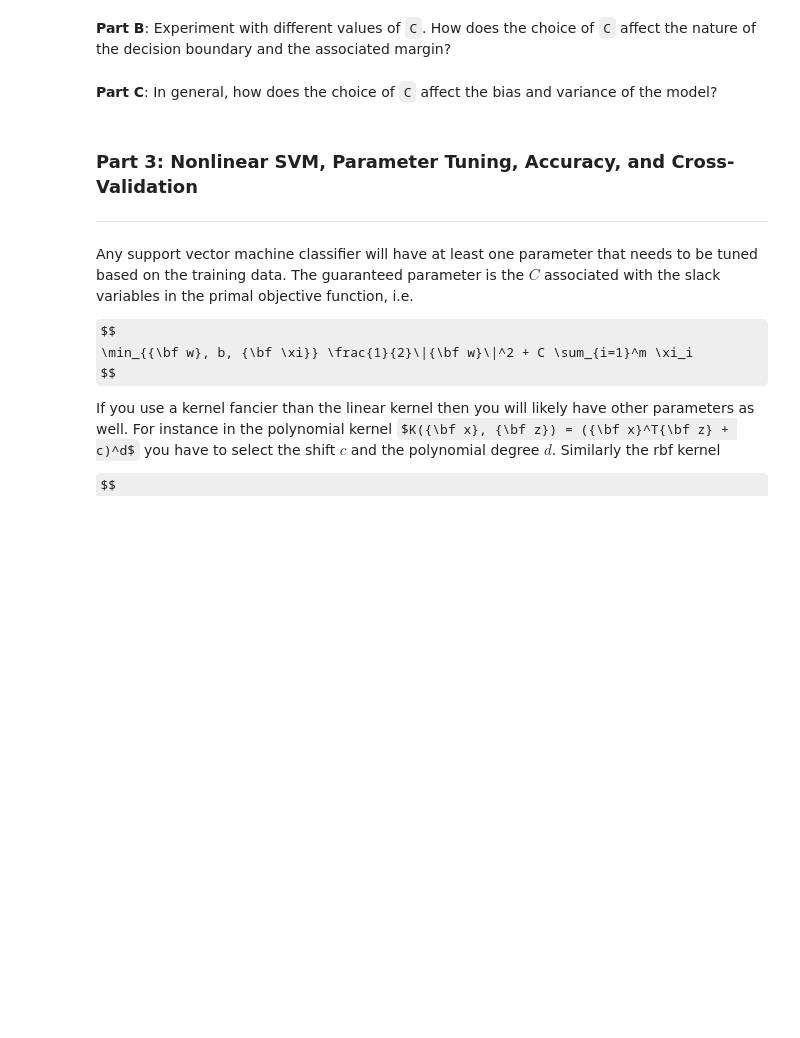
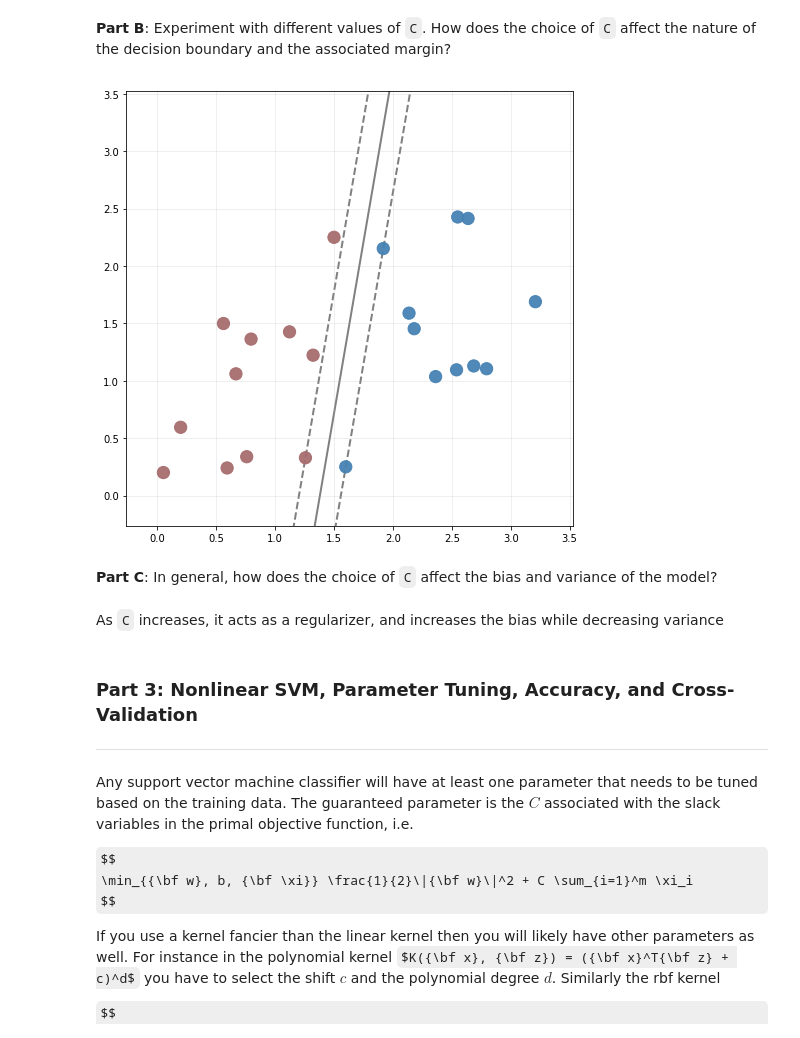
Before and after one commit to skhadem/CSCI-4622-Machine-Learning-fa20, a Jupyter notebook: in-class-notebooks/hands_on_SVM.ipynb, the cells around one changed output. Cells and saved outputs as stored; diff of their text form; code cells hidden in the pictures; some formulas as TeX source; blank space fills up the shorter version.

```diff
--- a/in-class-notebooks/hands_on_SVM.ipynb
+++ b/in-class-notebooks/hands_on_SVM.ipynb
@@ -149,7 +160,18 @@ linear_plot(X, y, w=w, b=b)
 # %% [markdown]
 **Part B**: Experiment with different values of `C`.  How does the choice of `C` affect the nature of the decision boundary and the associated margin?
+# %%
+svm = LinearSVC(C = 100, loss='hinge')
+svm.fit(X, y)
+w = svm.coef_[0]
+b = svm.intercept_
+
+linear_plot(X, y, w=w, b=b)
+# %% [output]
+[figure, added]
 # %% [markdown]
 **Part C**: In general, how does the choice of `C` affect the bias and variance of the model?
+# %% [markdown]
+As `C` increases, it acts as a regularizer, and increases the bias while decreasing variance
 # %% [markdown]
 ### Part 3: Nonlinear SVM, Parameter Tuning, Accuracy, and Cross-Validation
 ***
```
Also changed, not shown: parts of 11 cells of this notebook.
